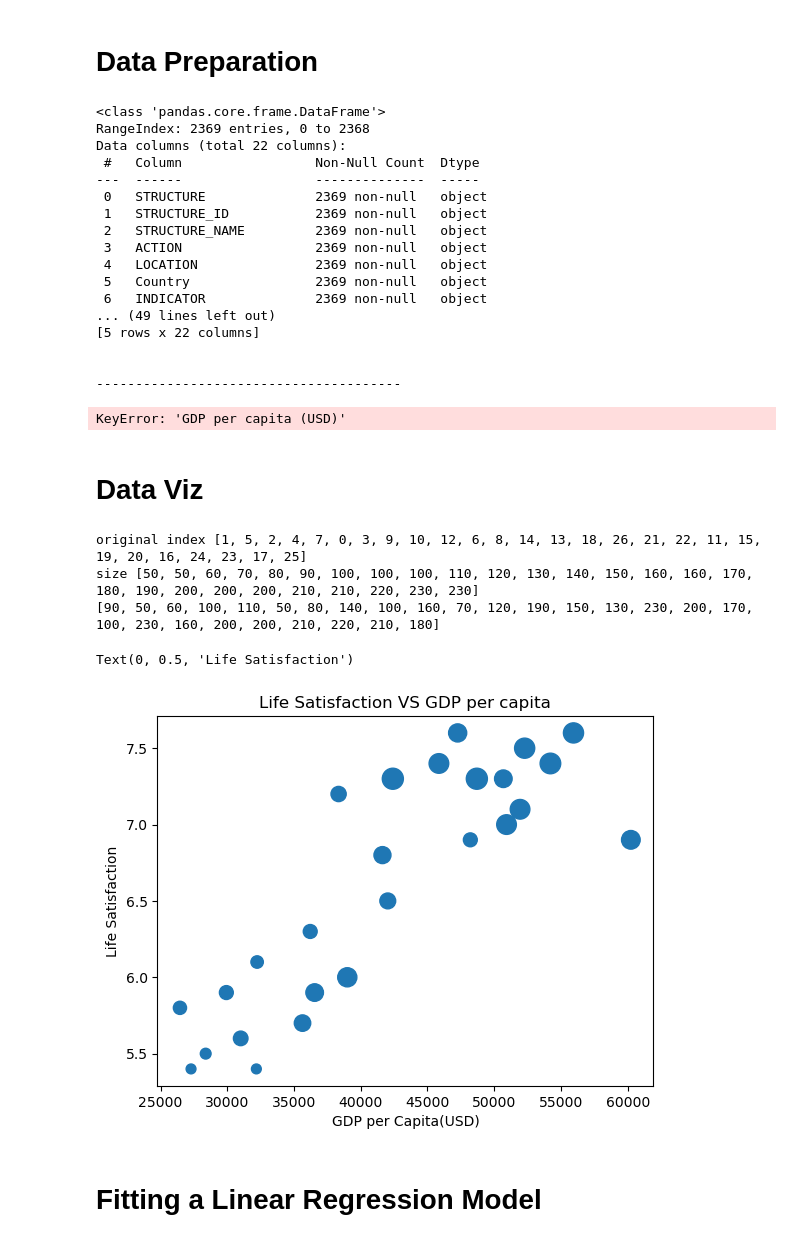
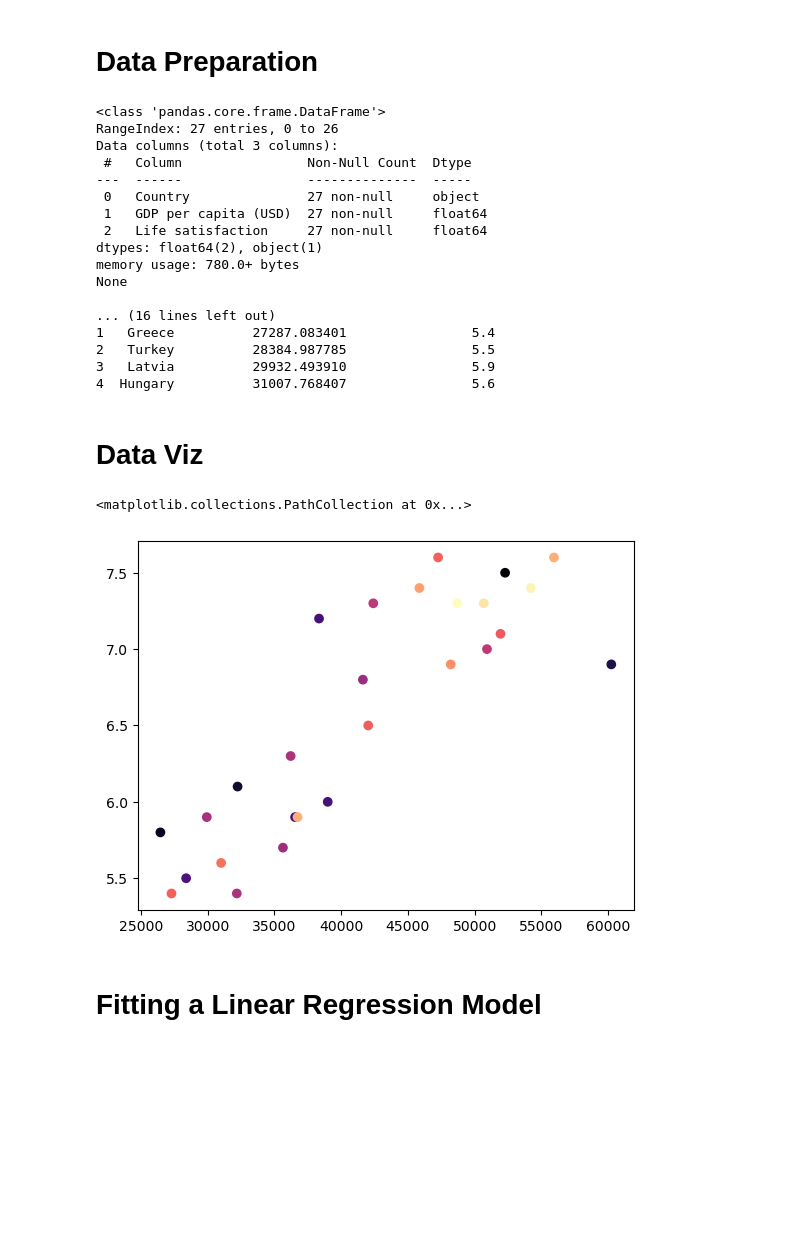
Before and after one commit to asheshjyotii/Machine_Learning, a Jupyter notebook: Linear_Regresion/Linear_Regression.ipynb, the cells around one changed output. Saved outputs shown, nothing was run; the diff lists cells and outputs as text; code cells hidden in the pictures; blank space fills up the shorter version.

```diff
--- a/Linear_Regresion/Linear_Regression.ipynb
+++ b/Linear_Regresion/Linear_Regression.ipynb
@@ -16,13 +18,13 @@ lifesat
 # %% [markdown]
 # Data Preparation
 # %%
-root_dataset = 'https://raw.githubusercontent.com/ageron/data/ead32577ad88c258b68b0149781b8e35f1bb160f/lifesat/'
+dataset = 'https://raw.githubusercontent.com/asheshjyotii/Machine_Learning/refs/heads/main/datasets/lifestat.csv'
 
-df = pandas.read_csv(root_dataset+'lifesat.csv')
+df = pandas.read_csv(dataset)
 
 print(df.info())
 print("\n\n---------------------------------------")
-
+print("Unsorted\n")
 print(df.head(5))
 print("\n\n---------------------------------------")
 
@@ -30,71 +32,40 @@ print("\n\n---------------------------------------")
 
 df = df.sort_values(by="GDP per capita (USD)", ascending=True)
 
-print(df.head(5))
+print("GDP sorted:\n",df.head(5))
 
 
 x, y = df['GDP per capita (USD)'], df['Life satisfaction']
 X, Y = df[['GDP per capita (USD)']], df[['Life satisfaction']]
 # %% [output]
 <class 'pandas.core.frame.DataFrame'>
-RangeIndex: 2369 entries, 0 to 2368
-Data columns (total 22 columns):
- #   Column                 Non-Null Count  Dtype
----  ------                 --------------  -----
- 0   STRUCTURE              2369 non-null   object
- 1   STRUCTURE_ID           2369 non-null   object
- 2   STRUCTURE_NAME         2369 non-null   object
- 3   ACTION                 2369 non-null   object
- 4   LOCATION               2369 non-null   object
- 5   Country                2369 non-null   object
- 6   INDICATOR              2369 non-null   object
-... (49 lines left out)
-[5 rows x 22 columns]
+RangeIndex: 27 entries, 0 to 26
+Data columns (total 3 columns):
+ #   Column                Non-Null Count  Dtype
+---  ------                --------------  -----
+ 0   Country               27 non-null     object
+ 1   GDP per capita (USD)  27 non-null     float64
+ 2   Life satisfaction     27 non-null     float64
+dtypes: float64(2), object(1)
+memory usage: 780.0+ bytes
+None
 
-
----------------------------------------
+... (16 lines left out)
+1   Greece          27287.083401                5.4
+2   Turkey          28384.987785                5.5
+3   Latvia          29932.493910                5.9
+4  Hungary          31007.768407                5.6
-KeyError: 'GDP per capita (USD)'
 # %% [markdown]
 # Data Viz
 # %%
-from matplotlib import pyplot
-life_sat = y.sort_values(axis=0)
-# size creator
-value =50
-size = []
-record =[]
-for index,z in enumerate(life_sat.tolist()):
-    record.append(z)
-    if index==0:
-        pass
-    if record[index-1] != z:
-        value=value+10
-        size.append(value)
-    else:
-        size.append(value)
 
-# original index
-org_index = life_sat.index.tolist()
-print("original index",org_index)
+N = 27 # number of colour variations required
+colors = np.random.rand(N) # 27 random numpy array for input as color parameter
 
-new_size = []
-#arranging sizes according to original
-print("size",size)
-for index, m in enumerate(org_index):
-
-    new_size.append(size[org_index[m]])
-
-print(new_size)
-pyplot.scatter(x,y,s=new_size)
-pyplot.title("Life Satisfaction VS GDP per capita",size=12)
-pyplot.xlabel("GDP per Capita(USD)",size = 10)
-pyplot.ylabel("Life Satisfaction",size = 10)
+pyplot.scatter(x,y,c=colors,cmap='magma') # color map as magma (color pallete)
 # %% [output]
-original index [1, 5, 2, 4, 7, 0, 3, 9, 10, 12, 6, 8, 14, 13, 18, 26, 21, 22, 11, 15, 19, 20, 16, 24, 23, 17, 25]
-size [50, 50, 60, 70, 80, 90, 100, 100, 100, 110, 120, 130, 140, 150, 160, 160, 170, 180, 190, 200, 200, 200, 210, 210, 220, 230, 230]
-[90, 50, 60, 100, 110, 50, 80, 140, 100, 160, 70, 120, 190, 150, 130, 230, 200, 170, 100, 230, 160, 200, 200, 210, 220, 210, 180]
+<matplotlib.collections.PathCollection at 0x...>
-Text(0, 0.5, 'Life Satisfaction')
-[figure, old version]
+[figure, new version]
 # %% [markdown]
 # Fitting a Linear Regression Model
 # %%
```
Also changed, not shown: parts of 1 cell of this notebook.
